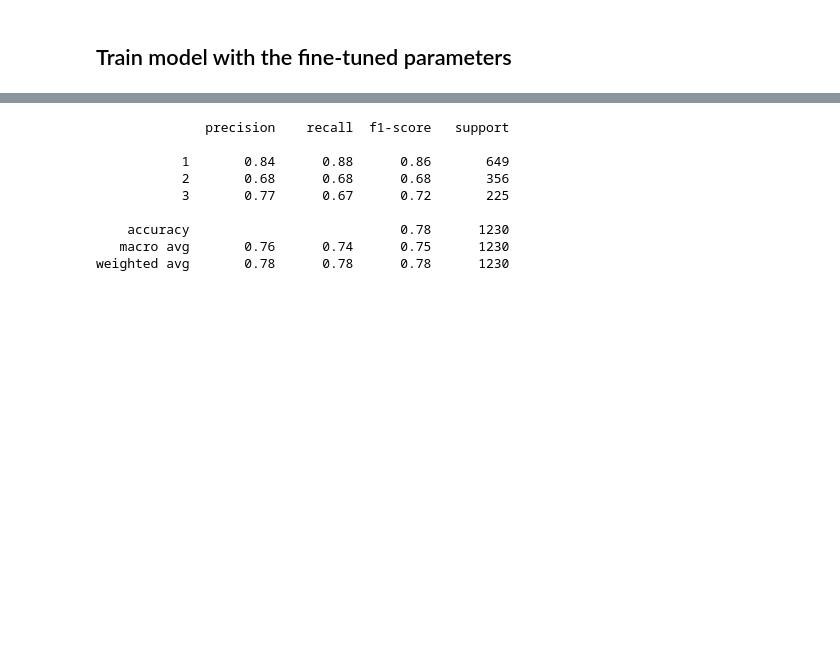
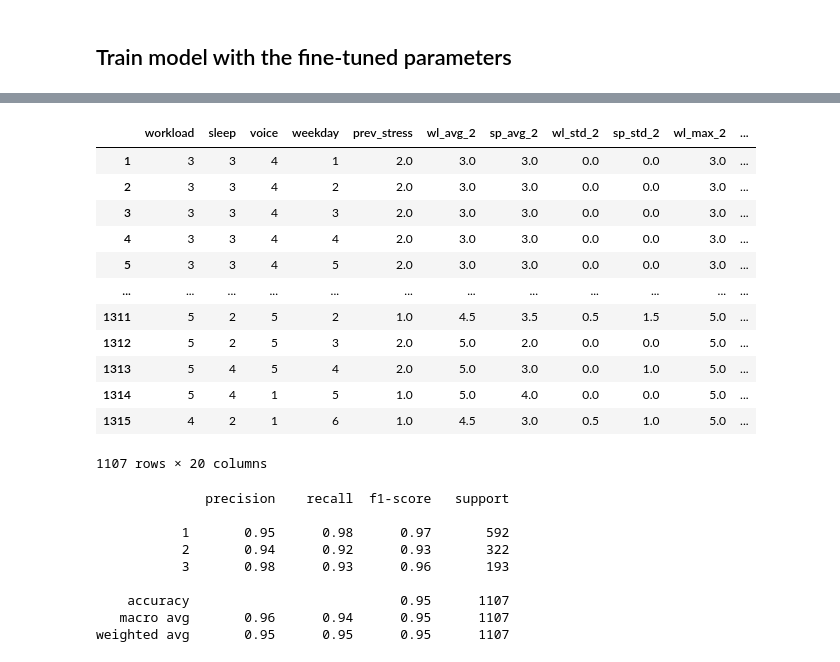
Before and after one commit to chavinvan/paams23-abm-stress, a Jupyter notebook: code/ml/MLFineTuning.ipynb, the cells around one changed output, grey strips where cells are left out. Drawn from its saved outputs; the diff is of its cells as text; code cells hidden in the pictures; blank space fills up the shorter version.

```diff
--- a/code/ml/MLFineTuning.ipynb
+++ b/code/ml/MLFineTuning.ipynb
@@ -22,6 +25,8 @@ def select_classifier(clf_name):
         return DecisionTreeClassifier(random_state=24091993)
     elif clf_name == 'RF':
         return RandomForestClassifier(random_state=24091993)
+    elif clf_name == 'ADA':
+        return AdaBoostClassifier(random_state=24091993, estimator=LogisticRegression(max_iter=1500000, random_state=24091993))
 
 
 def select_params(clf_name):
@@ -33,7 +38,8 @@ def select_params(clf_name):
         return {'max_depth': [1, 2, 3, 4, 5, 6, 7, 8, 9, 10], 'min_samples_split': [2, 3, 4, 5, 6, 7, 8, 9, 10], 'min_samples_leaf': [1, 2, 3, 4, 5, 6, 7, 8, 9, 10]}
     elif clf_name == 'RF':
         return {'n_estimators': [10, 20, 30, 40, 50, 60, 70, 80, 90, 100, 120, 140, 160, 180, 200], 'max_depth': [1, 2, 3, 4, 5, 6, 7, 8, 9, 10], 'criterion' :['gini', 'entropy']}
-
+    elif clf_name == 'ADA':
+        return {'n_estimators': [10, 20, 30, 40, 50, 60, 70, 80, 90, 100, 120, 140, 160, 180, 200], 'learning_rate': [0.1, 0.2, 0.3, 0.4, 0.5, 0.6, 0.7, 0.8, 0.9, 1.0]}
 
 def create_features(data, window_size=2):
     data['date'] = data['date'].astype('datetime64[ns]')
@@ -63,7 +69,19 @@ def create_features(data, window_size=2):
         sp_delta = sleep if sp_delta.empty else sp_delta - sleep
         voice_delta = voice if voice_delta.empty else voice_delta - voice
 
+    if window_size > 2:
+        stress_sum = 0
+        stress_values = []
+        stress_delta = pd.Series(dtype='float64')
+
+        for i in range(1, window_size):
+            stress = data.groupby('user')['stress'].shift(i)
+            stress_sum += stress
+            stress_values.append(stress)
+            stress_delta = stress if stress_delta.empty else stress_delta - stress
+
     data['prev_stress'] = data.groupby('user')['stress'].shift(1)
+
 
     if window_size > 1:
         data['wl_avg_{}'.format(window_size)] = wl_sum / window_size
@@ -76,11 +94,20 @@ def create_features(data, window_size=2):
         data['sp_min_{}'.format(window_size)] = np.min(sp_values, axis=0)
         data['wl_delta_{}'.format(window_size)] = wl_delta
         data['sp_delta_{}'.format(window_size)] = sp_delta
+
+
         data['voice_avg_{}'.format(window_size)] = voice_sum / window_size
         data['voice_std_{}'.format(window_size)] = np.std(voice_values, axis=0)
         data['voice_max_{}'.format(window_size)] = np.max(voice_values, axis=0)
         data['voice_min_{}'.format(window_size)] = np.min(voice_values, axis=0)
         data['voice_delta_{}'.format(window_size)] = voice_delta
 
+        if window_size > 2:
+            data['stress_avg_{}'.format(window_size)] = stress_sum / (window_size-1)
+            data['stress_std_{}'.format(window_size)] = np.std(stress_values, axis=0)
+            data['stress_max_{}'.format(window_size)] = np.max(stress_values, axis=0)
+            data['stress_min_{}'.format(window_size)] = np.min(stress_values, axis=0)
+            data['stress_delta_{}'.format(window_size)] = stress_delta
+
     return data
 # %%
@@ -227,6 +246,9 @@ weighted avg       0.76      0.76      0.76      1558
 # %%
-clf = DecisionTreeClassifier(random_state=24091993,  min_samples_split=2, min_samples_leaf=10, max_depth=4)
-data = pd.read_csv('../data/processed/fbk_processed_data_75_balanced_cut.csv')
+clf1 = RandomForestClassifier(criterion='entropy', max_depth=9, n_estimators=30, random_state=24091993)
+clf2 = LogisticRegression(max_iter=1500000, random_state=24091993, C=27.825594022071257)
+clf = RandomForestClassifier(criterion='entropy', max_depth=10, n_estimators=80,
+                       random_state=24091993)
+data = pd.read_csv('../data/processed/fbk_processed_data_60_balanced_notcut.csv')
 data = create_features(data, window_size=2)
 data.dropna(inplace=True)
 data['week'] = data['date'].astype('datetime64[ns]').dt.isocalendar().week
@@ -236,5 +258,5 @@ clf.fit(training_data.drop(['stress', 'date', 'duration', 'user', 'week'], axis=
 y_pred = clf.predict(test_data.drop(['stress', 'date', 'duration', 'user', 'week'], axis=1).values)
 y_true = test_data['stress']
 print(classification_report(y_true, y_pred))
-pickle.dump(clf, open('../trained_models/fbk_data_75_balanced_cut_model_trained.pickle', "wb"))
+pickle.dump(clf, open('../trained_models/fbk_data_60_balanced_notcut_model_trained.pickle', "wb"))
 # %% [output]
@@ -242,12 +272,28 @@ NameError: name 'DecisionTreeClassifier' is not defined
+# %%
+training_data.drop(['stress', 'date', 'duration', 'user', 'week'], axis=1)
+# %% [output]
+|  | workload | sleep | voice | weekday | prev_stress | wl_avg_2 | sp_avg_2 | wl_std_2 | sp_std_2 | wl_max_2 | ... |
+| 1 | 3 | 3 | 4 | 1 | 2.0 | 3.0 | 3.0 | 0.0 | 0.0 | 3.0 | ... |
+| 2 | 3 | 3 | 4 | 2 | 2.0 | 3.0 | 3.0 | 0.0 | 0.0 | 3.0 | ... |
+| 3 | 3 | 3 | 4 | 3 | 2.0 | 3.0 | 3.0 | 0.0 | 0.0 | 3.0 | ... |
+| 4 | 3 | 3 | 4 | 4 | 2.0 | 3.0 | 3.0 | 0.0 | 0.0 | 3.0 | ... |
+| 5 | 3 | 3 | 4 | 5 | 2.0 | 3.0 | 3.0 | 0.0 | 0.0 | 3.0 | ... |
+| ... | ... | ... | ... | ... | ... | ... | ... | ... | ... | ... | ... |
+| 1311 | 5 | 2 | 5 | 2 | 1.0 | 4.5 | 3.5 | 0.5 | 1.5 | 5.0 | ... |
+| 1312 | 5 | 2 | 5 | 3 | 2.0 | 5.0 | 2.0 | 0.0 | 0.0 | 5.0 | ... |
+| 1313 | 5 | 4 | 5 | 4 | 2.0 | 5.0 | 3.0 | 0.0 | 1.0 | 5.0 | ... |
+| 1314 | 5 | 4 | 1 | 5 | 1.0 | 5.0 | 4.0 | 0.0 | 0.0 | 5.0 | ... |
+| 1315 | 4 | 2 | 1 | 6 | 1.0 | 4.5 | 3.0 | 0.5 | 1.0 | 5.0 | ... |
+1107 rows × 20 columns
 # %%
 print(classification_report(training_data['stress'], clf.predict(training_data.drop(['stress', 'date', 'duration', 'user', 'week'], axis=1).values)))
 # %% [output]
               precision    recall  f1-score   support
 
-           1       0.84      0.88      0.86       649
-           2       0.68      0.68      0.68       356
-           3       0.77      0.67      0.72       225
+           1       0.95      0.98      0.97       592
+           2       0.94      0.92      0.93       322
+           3       0.98      0.93      0.96       193
 
-    accuracy                           0.78      1230
-   macro avg       0.76      0.74      0.75      1230
-weighted avg       0.78      0.78      0.78      1230
+    accuracy                           0.95      1107
+   macro avg       0.96      0.94      0.95      1107
+weighted avg       0.95      0.95      0.95      1107
```
Also changed, not shown: parts of 13 cells of this notebook, 11 other files.
